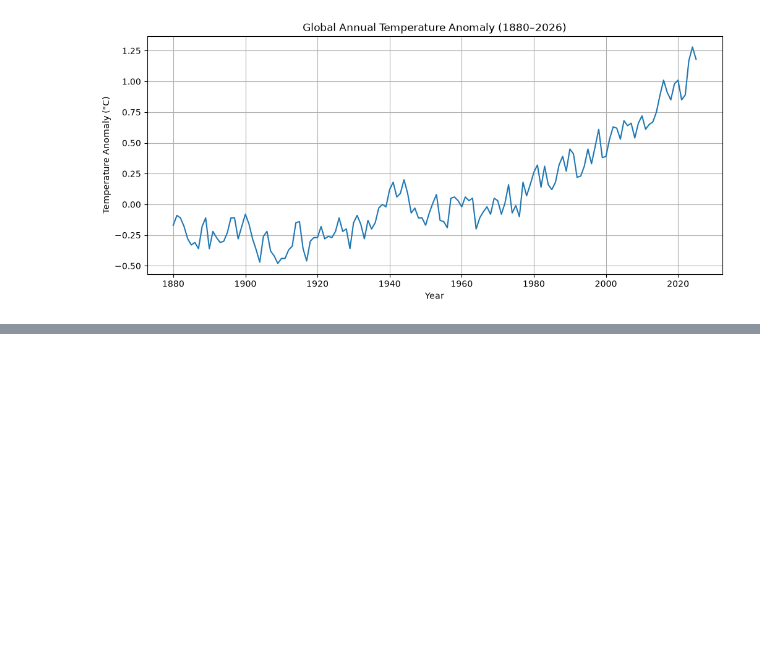
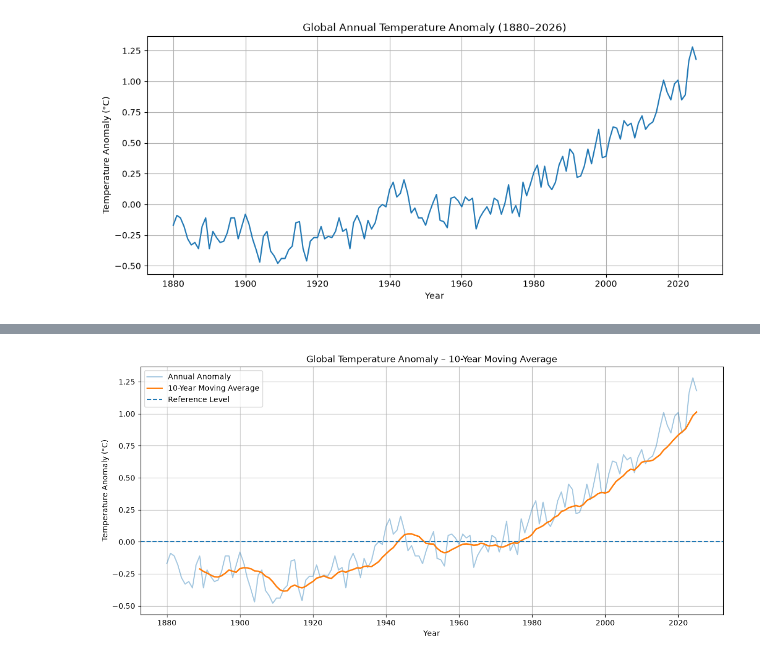
Before and after one commit to HibaHAJAJI/Earth-Jukebox, a Jupyter notebook: notebooks/01_data_inspection.ipynb, the cells around one changed output, grey strips where cells are left out. Cells and saved outputs as stored; diff of their text form; code cells hidden in the pictures; blank space fills up the shorter version.

```diff
--- a/notebooks/01_data_inspection.ipynb
+++ b/notebooks/01_data_inspection.ipynb
@@ -254,0 +1138,36 @@ plt.show()
+# %%
+# Calculate 10-year moving average
+
+annual_df["MA_10"] = (
+    annual_df["J-D"].rolling(window=10).mean()
+)
+
+# Plot annual values and moving average
+
+plt.figure(figsize=(14, 6))
+
+plt.plot(
+    annual_df["Year"],
+    annual_df["J-D"],
+    alpha=0.4,
+    label="Annual Anomaly"
+)
+
+plt.plot(
+    annual_df["Year"],
+    annual_df["MA_10"],
+    linewidth=2,
+    label="10-Year Moving Average"
+)
+
+plt.axhline(y=0, linestyle="--", label="Reference Level")
+
+plt.title("Global Temperature Anomaly – 10-Year Moving Average")
+plt.xlabel("Year")
+plt.ylabel("Temperature Anomaly (°C)")
+plt.legend()
+plt.grid(True)
+
+plt.show()
+# %% [output]
+[figure, added]
```
Also changed, not shown: parts of 57 cells of this notebook.
